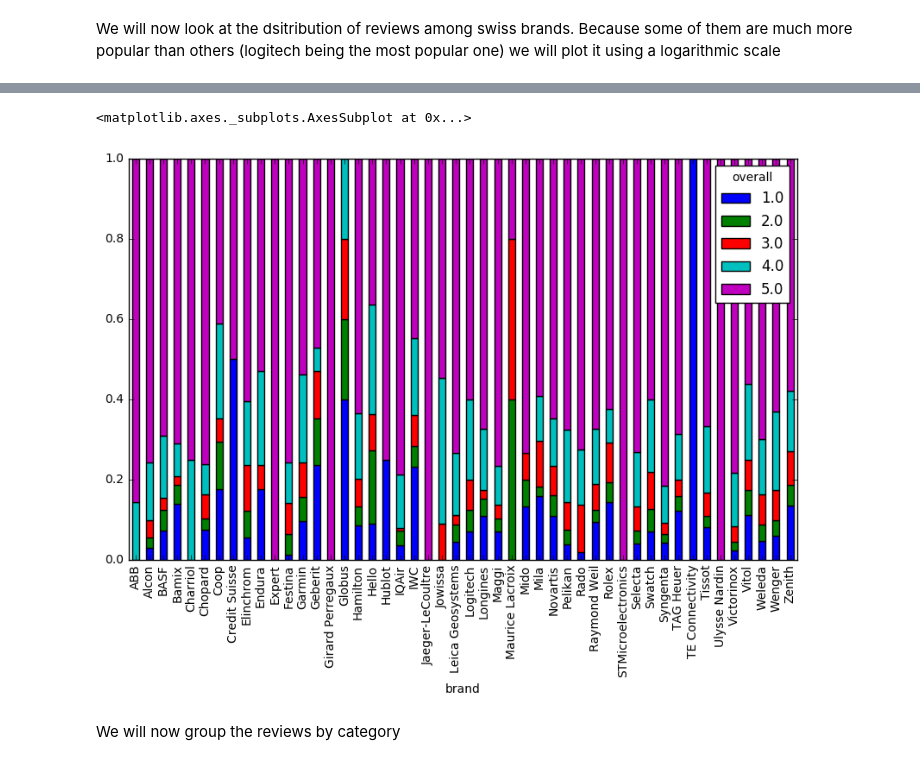
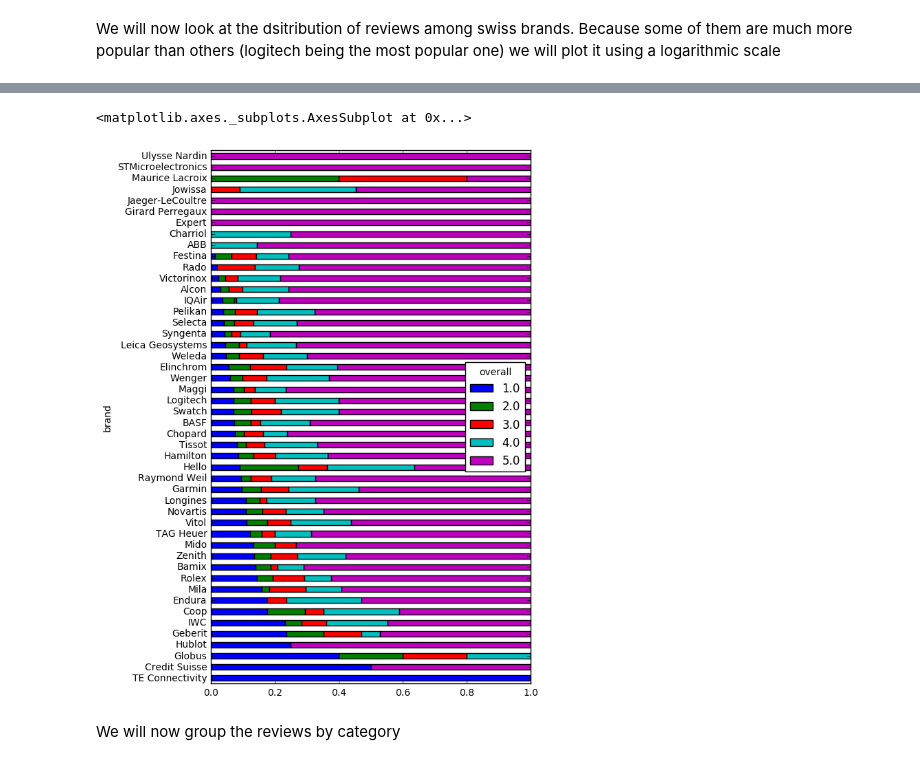
Before and after one commit to bojanp94/ADAProject, a Jupyter notebook: swiss products.ipynb, the cells around one changed output, grey strips where cells are left out. Drawn from its saved outputs; the diff is of its cells as text; code cells hidden in the pictures.

```diff
--- a/swiss products.ipynb
+++ b/swiss products.ipynb
@@ -83,12 +92,12 @@ swissDF.groupby(['brand'])['brand'].count().sort_values(ascending=False).plot.ba
 # %%
 brandScore = swissDF.groupby(['brand', 'overall'])['brand']
 brandScore = brandScore.count().unstack('overall')
-brandScore.div(brandScore.sum(1), 0).plot(kind='bar', stacked=True, figsize=(10,6))
+brandScore.div(brandScore.sum(1), 0).sort_values(by=brandScore.keys()[0], ascending=False).plot(kind='barh', stacked=True, figsize=(6,10))
 #problem here, the ratings are also put on a log scale so it seems like there are too many 1s. We could try to fix it or replace
 #by piecharts
 # %% [output]
 <matplotlib.axes._subplots.AxesSubplot at 0x...>
-[figure, old version]
+[figure, new version]
 # %% [markdown]
 We will now group the reviews by category
 # %%
```
Also changed, not shown: parts of 15 cells of this notebook, 1 other file.
